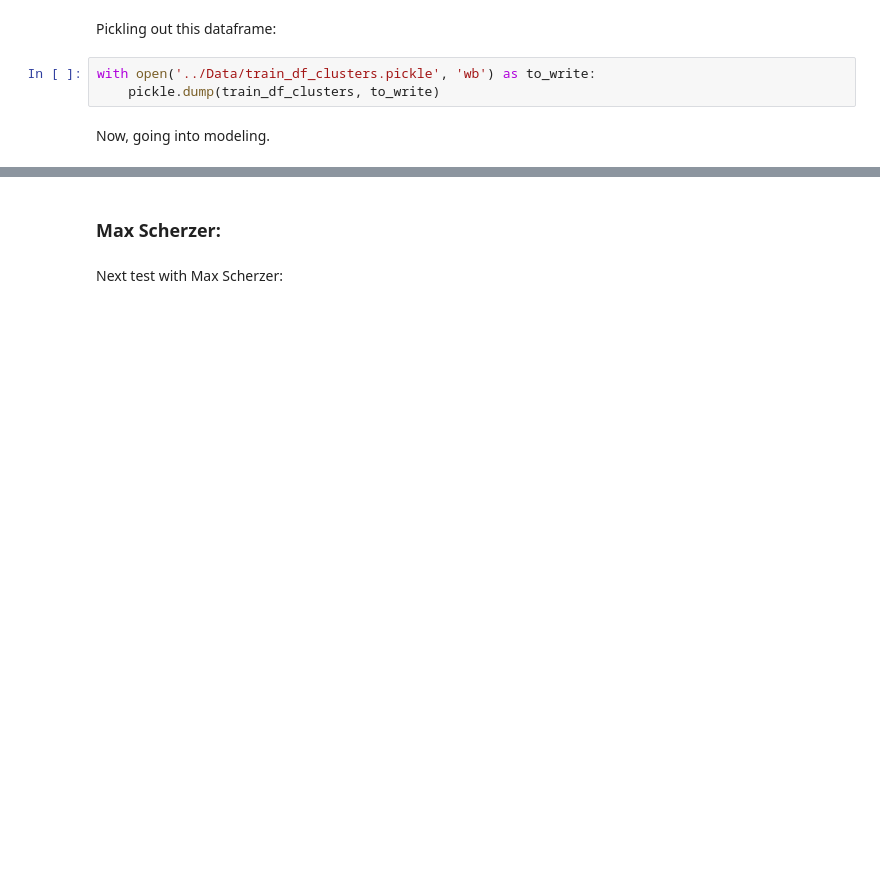
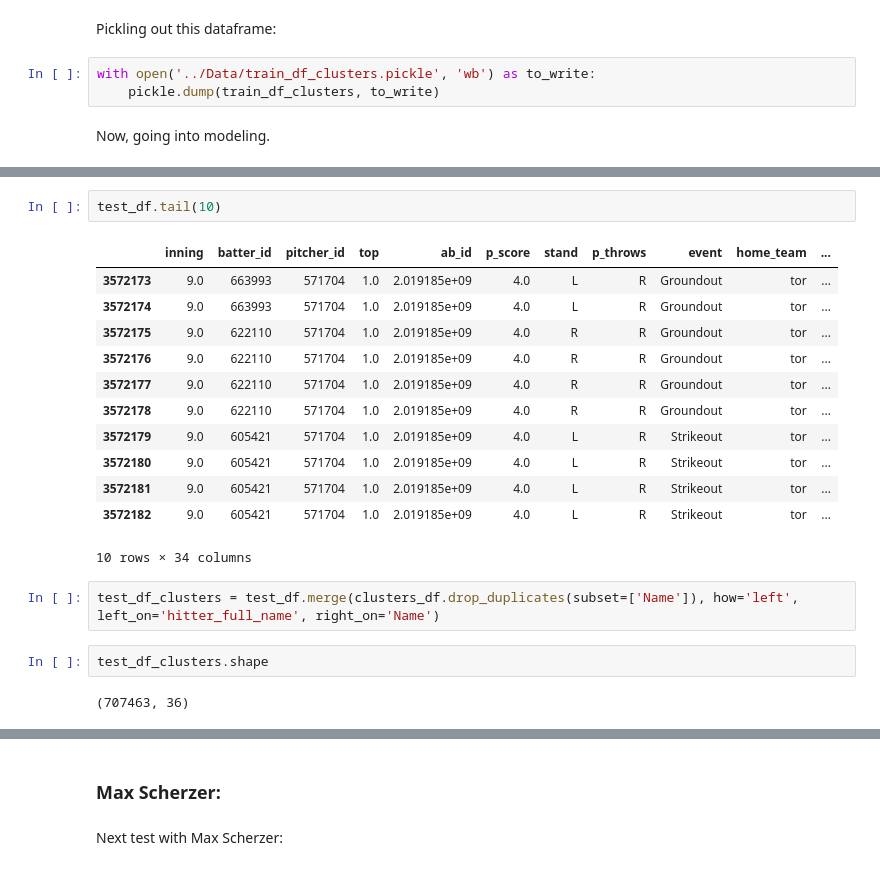
Before and after one commit to pbovard63/Predicting_MLB_Pitches, a Jupyter notebook: Pitch_Classification/Pitch_Classification_Intro.ipynb, the cells around one changed output, grey strips where cells are left out. Drawn from its saved outputs; the diff is of its cells as text; blank space fills up the shorter version.

```diff
--- a/Pitch_Classification/Pitch_Classification_Intro.ipynb
+++ b/Pitch_Classification/Pitch_Classification_Intro.ipynb
@@ -984,0 +1119,21 @@ Now, going into modeling.
+# %%
+test_df.tail(10)
+# %% [output]
+|  | inning | batter_id | pitcher_id | top | ab_id | p_score | stand | p_throws | event | home_team | ... |
+| 3572173 | 9.0 | 663993 | 571704 | 1.0 | 2.019185e+09 | 4.0 | L | R | Groundout | tor | ... |
+| 3572174 | 9.0 | 663993 | 571704 | 1.0 | 2.019185e+09 | 4.0 | L | R | Groundout | tor | ... |
+| 3572175 | 9.0 | 622110 | 571704 | 1.0 | 2.019185e+09 | 4.0 | R | R | Groundout | tor | ... |
+| 3572176 | 9.0 | 622110 | 571704 | 1.0 | 2.019185e+09 | 4.0 | R | R | Groundout | tor | ... |
+| 3572177 | 9.0 | 622110 | 571704 | 1.0 | 2.019185e+09 | 4.0 | R | R | Groundout | tor | ... |
+| 3572178 | 9.0 | 622110 | 571704 | 1.0 | 2.019185e+09 | 4.0 | R | R | Groundout | tor | ... |
+| 3572179 | 9.0 | 605421 | 571704 | 1.0 | 2.019185e+09 | 4.0 | L | R | Strikeout | tor | ... |
+| 3572180 | 9.0 | 605421 | 571704 | 1.0 | 2.019185e+09 | 4.0 | L | R | Strikeout | tor | ... |
+| 3572181 | 9.0 | 605421 | 571704 | 1.0 | 2.019185e+09 | 4.0 | L | R | Strikeout | tor | ... |
+| 3572182 | 9.0 | 605421 | 571704 | 1.0 | 2.019185e+09 | 4.0 | L | R | Strikeout | tor | ... |
+10 rows × 34 columns
+# %%
+test_df_clusters = test_df.merge(clusters_df.drop_duplicates(subset=['Name']), how='left', left_on='hitter_full_name', right_on='Name')
+# %%
+test_df_clusters.shape
+# %% [output]
+(707463, 36)
```
Also changed, not shown: parts of 51 cells of this notebook, 11 other files.
